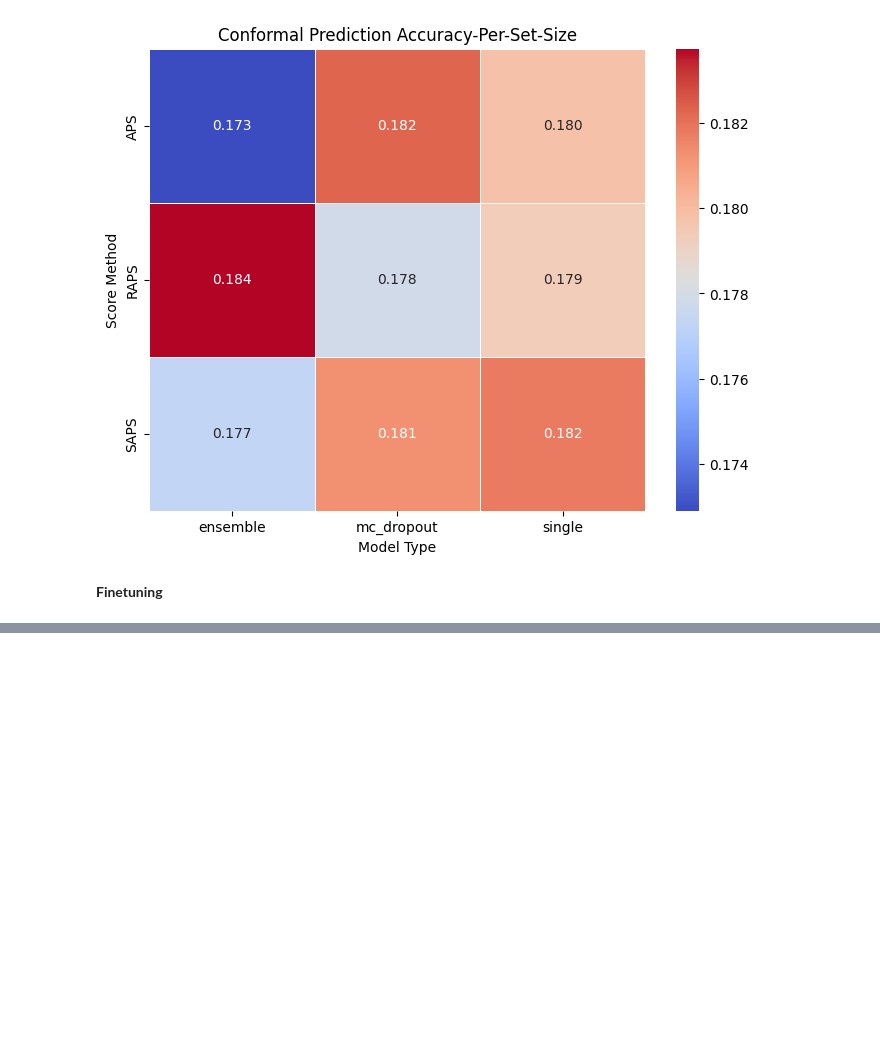
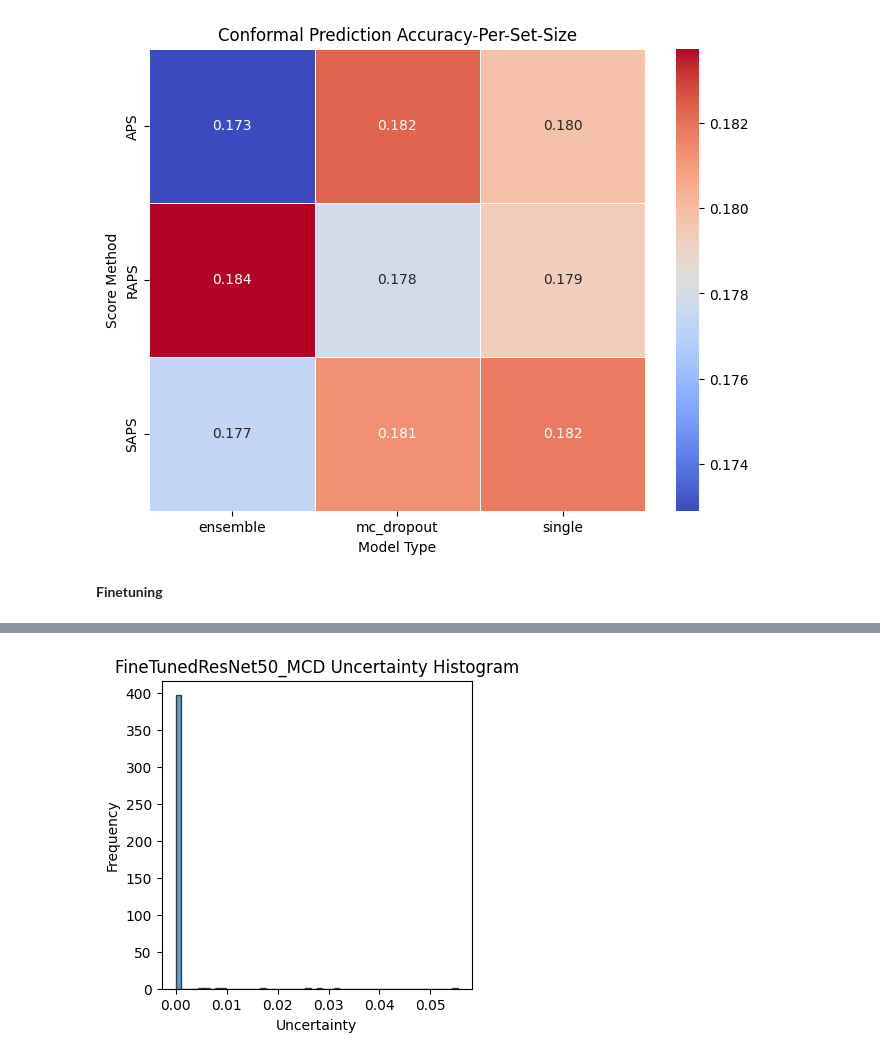
Before and after one commit to Conite002/HybridUncertaintyAwareDL, a Jupyter notebook: src/experimentations/sipakmed.ipynb, the cells around one changed output, grey strips where cells are left out. Cells and saved outputs as stored; diff of their text form; code cells hidden in the pictures; blank space fills up the shorter version.

```diff
--- a/src/experimentations/sipakmed.ipynb
+++ b/src/experimentations/sipakmed.ipynb
@@ -1067,18 +1244,0 @@ print(f"Fine-Tuned ResNet50 Deep Ensemble Test Performance: {res_deep_ensemble}"
-# %%
-import os
-import torch
-MODEL_SAVE_PATH = os.path.join(PROJECT_ROOT, "outputs/models")
-from src.uncertainty_Quantification.models import FineTunedResNet50
-
-model = FineTunedResNet50(num_classes=5, mc_dropout=False, dropout_rate=0.4)
-model_path = os.path.join(MODEL_SAVE_PATH, "SingleNetwork_finetuned_resnet50.pth")
-
-
-if not os.path.exists(model_path):
-    raise FileNotFoundError(f"Model file not found at: {model_path}")
-print(f"✅ Model file found: {model_path}")
-
-# ✅ Load Model
-model.load_state_dict(torch.load(model_path, map_location=DEVICE))
-model.to(DEVICE)
-model.eval()
@@ -1084,0 +1404,19 @@ model.eval()
+# %%
+def plot_uncertainty_histogram(uncertainties, model_name):
+    """
+    Plot the histogram of uncertainties.
+
+    Args:
+        uncertainties (np.array): Uncertainties for each prediction.
+        model_name (str): Name of the model.
+    """
+    plt.figure(figsize=(4, 4))
+    plt.hist(uncertainties, bins=50, edgecolor="black", alpha=0.7)
+    plt.title(f"{model_name} Uncertainty Histogram")
+    plt.xlabel("Uncertainty")
+    plt.ylabel("Frequency")
+    plt.show()
+
+plot_uncertainty_histogram(results_finetuned_resnet50_mcd["uncertainties"], "FineTunedResNet50_MCD")
+# %% [output]
+[figure, added]
```
Also changed, not shown: parts of 16 cells of this notebook, 18 other files.
